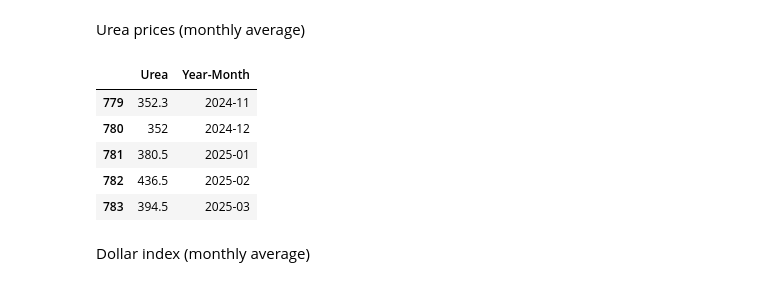
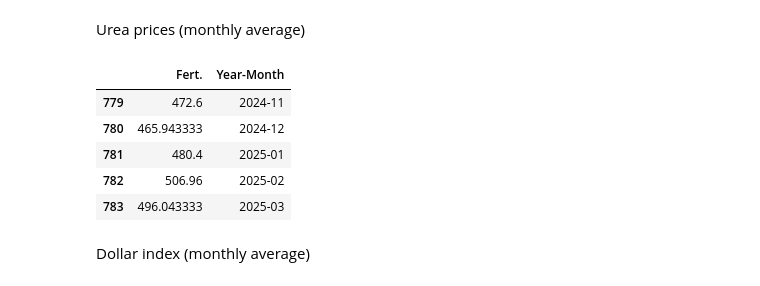
Before and after one commit to aleexv6/WheatPriceModel, a Jupyter notebook: dataset.ipynb, the cells around one changed output. Drawn from its saved outputs; the diff is of its cells as text; code cells hidden in the pictures.

```diff
--- a/dataset.ipynb
+++ b/dataset.ipynb
@@ -161,21 +162,25 @@ cl_monthly_mean.head()
 # %% [markdown]
 Urea prices (monthly average)
 # %%
-urea = pd.read_excel("files/world-bank-monthly-prices.xlsx", skiprows=4, sheet_name="Monthly Prices")
-urea = urea[1:]
-urea = urea.rename(columns={"Unnamed: 0": "Date", "Urea ": "Urea"})
-urea["Date"] = pd.to_datetime(urea["Date"], format="%YM%m")
-urea = urea[["Date", "Urea"]]
-urea["Year-Month"] = urea["Date"].dt.to_period("M")
-urea = urea[["Urea", "Year-Month"]]
-urea.tail()
+fert = pd.read_excel("files/world-bank-monthly-prices.xlsx", skiprows=4, sheet_name="Monthly Prices")
+fert = fert[1:]
+fert = fert.rename(columns={"Unnamed: 0": "Date", "Urea ": "Urea"})
+fert["Date"] = pd.to_datetime(fert["Date"], format="%YM%m")
+fert["Year-Month"] = fert["Date"].dt.to_period("M")
+urea = fert[["Urea", "Year-Month"]]
+
+fert["DAP"] = fert["DAP"].replace("...", np.nan)
+fert["Fert."] = fert[["TSP", "Urea", "DAP"]].mean(axis=1)
+fert = fert[["Fert.", "Year-Month"]]
+
+fert.tail()
 # %% [output]
-|  | Urea | Year-Month |
-| 779 | 352.3 | 2024-11 |
-| 780 | 352 | 2024-12 |
-| 781 | 380.5 | 2025-01 |
-| 782 | 436.5 | 2025-02 |
-| 783 | 394.5 | 2025-03 |
+|  | Fert. | Year-Month |
+| 779 | 472.6 | 2024-11 |
+| 780 | 465.943333 | 2024-12 |
+| 781 | 480.4 | 2025-01 |
+| 782 | 506.96 | 2025-02 |
+| 783 | 496.043333 | 2025-03 |
 # %% [markdown]
 Dollar index (monthly average)
 # %%
```
Also changed, not shown: parts of 3 cells of this notebook, 2 other files.
